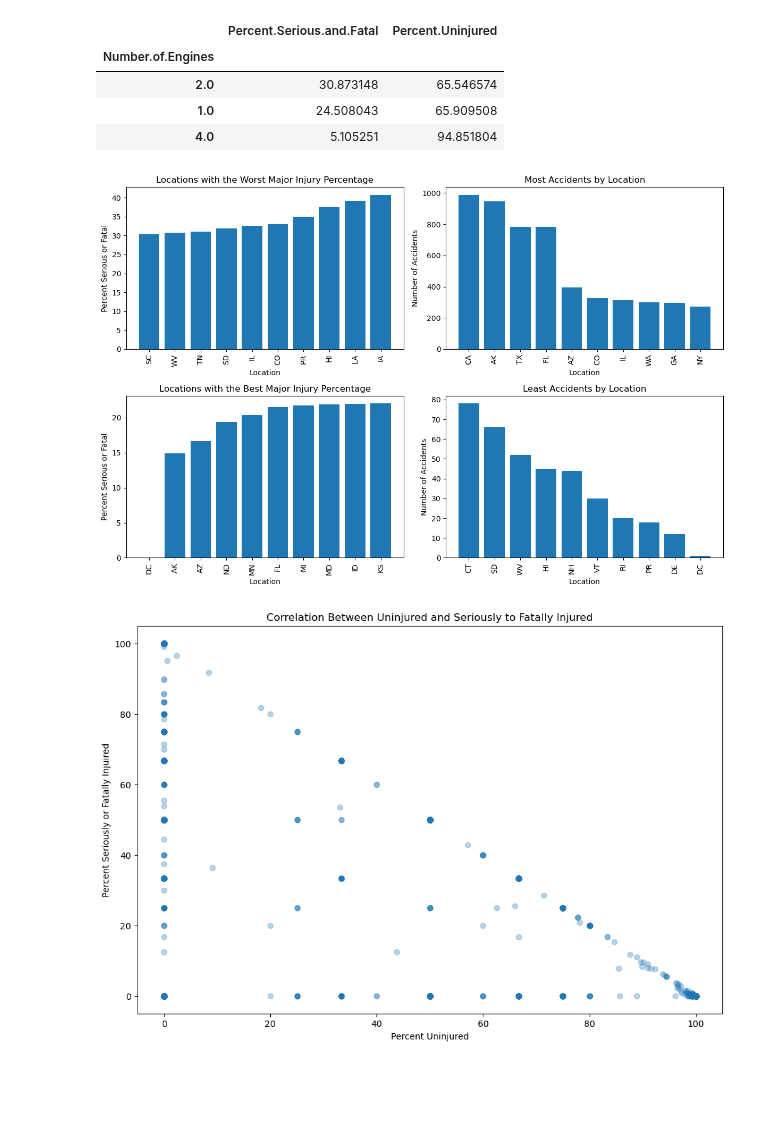
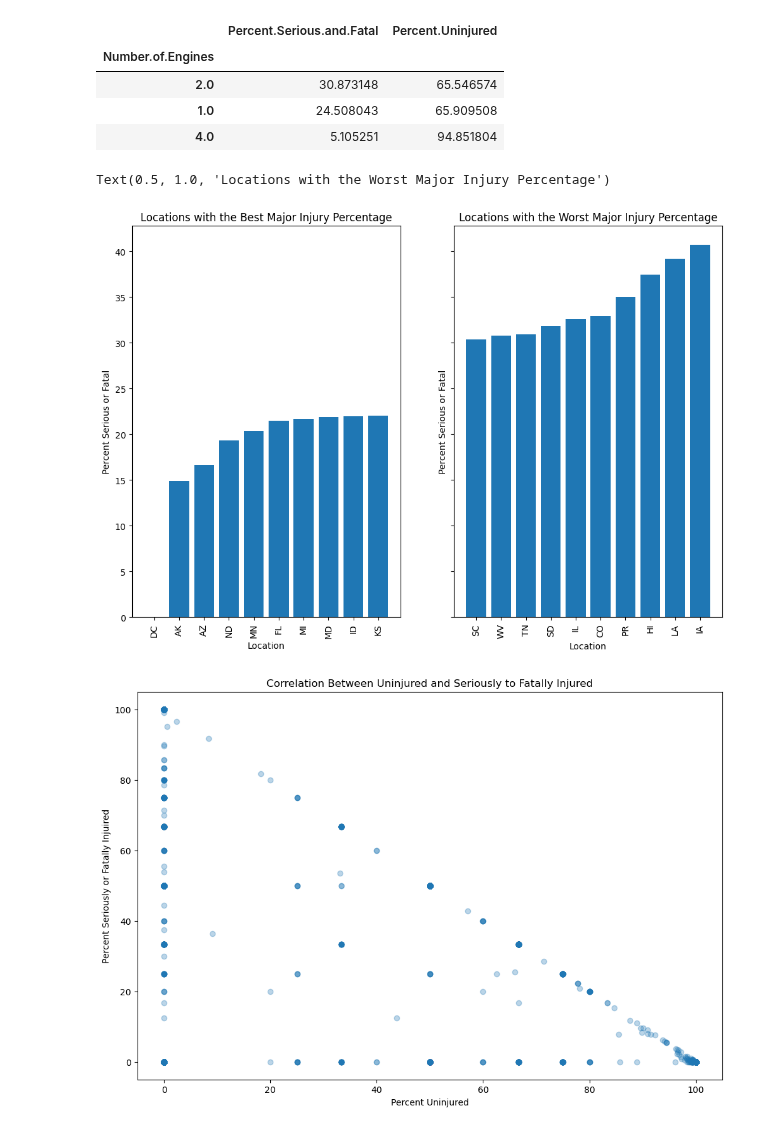
Before and after one commit to learn-co-curriculum/dsc-phase-1-project-v3, a Jupyter notebook: Notebooks/Visualizations_Colby.ipynb, the cells around one changed output. Drawn from its saved outputs; the diff is of its cells as text; code cells hidden in the pictures; blank space fills up the shorter version.

Commit message:
small tweak to visualizations

```diff
--- a/Notebooks/Visualizations_Colby.ipynb
+++ b/Notebooks/Visualizations_Colby.ipynb
@@ -196,69 +196,46 @@ engine_num
 #location bar graph
 
 
 x1 = list(location_of_flight.index)[:10]
 y1= list(location_of_flight['Percent.Serious.and.Fatal'])[:10]
 
 y2 = list(df_location['Location'].value_counts())[:10]
 x2 = list(df_location['Location'].value_counts().index)[:10]
 
 x3 = list(location_of_flight.index)[-10:]
 y3= list(location_of_flight['Percent.Serious.and.Fatal'])[-10:]
 
 y4 = list(df_location['Location'].value_counts())[-10:]
 x4 = list(df_location['Location'].value_counts().index)[-10:]
 
-fig, ax = plt.subplots(2,2, figsize = (12,8))
+fig, ax = plt.subplots(1,2, figsize = (12,8), sharey = True)
 
 # first graph
-ax[1][0].bar(x1, y1)
+ax[0].bar(x1, y1)
 
-ax[1][0].tick_params(axis="x", labelrotation=90)
+ax[0].tick_params(axis="x", labelrotation=90)
 
-ax[1][0].set_ylabel("Percent Serious or Fatal")
+ax[0].set_ylabel("Percent Serious or Fatal")
 
-ax[1][0].set_xlabel('Location')
+ax[0].set_xlabel('Location')
 
-ax[1][0].set_title("Locations with the Best Major Injury Percentage")
-
-# second graph
-ax[0][1].bar(x2, y2)
-
-ax[0][1].tick_params(axis="x", labelrotation=90)
-
-ax[0][1].set_ylabel("Number of Accidents")
-
-ax[0][1].set_xlabel('Location')
-
-ax[0][1].set_title("Most Accidents by Location")
+ax[0].set_title("Locations with the Best Major Injury Percentage")
 
 
 # third graph
 
-ax[0][0].bar(x3, y3)
+ax[1].bar(x3, y3)
 
-ax[0][0].tick_params(axis="x", labelrotation=90)
+ax[1].tick_params(axis="x", labelrotation=90)
 
-ax[0][0].set_ylabel("Percent Serious or Fatal")
+ax[1].set_ylabel("Percent Serious or Fatal")
 
-ax[0][0].set_xlabel('Location')
+ax[1].set_xlabel('Location')
 
-ax[0][0].set_title("Locations with the Worst Major Injury Percentage")
-
-# second graph
-ax[1][1].bar(x4, y4)
-
-ax[1][1].tick_params(axis="x", labelrotation=90)
-
-ax[1][1].set_ylabel("Number of Accidents")
-
-ax[1][1].set_xlabel('Location')
-
-ax[1][1].set_title('Least Accidents by Location')
-
-fig.tight_layout()
+ax[1].set_title("Locations with the Worst Major Injury Percentage")
 # %% [output]
+Text(0.5, 1.0, 'Locations with the Worst Major Injury Percentage')
-[figure, old version]
+[figure, new version]
 # %%
 x = df_trimmed['Percent.Uninjured']
 y = df_trimmed['Percent.Serious.and.Fatal']
```
Also changed, not shown: parts of 1 cell of this notebook.
